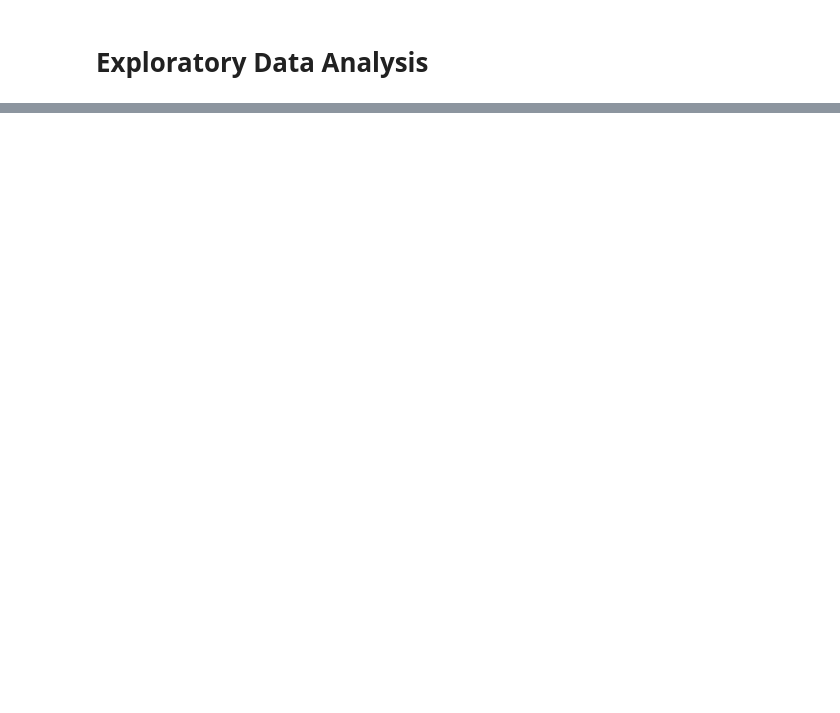
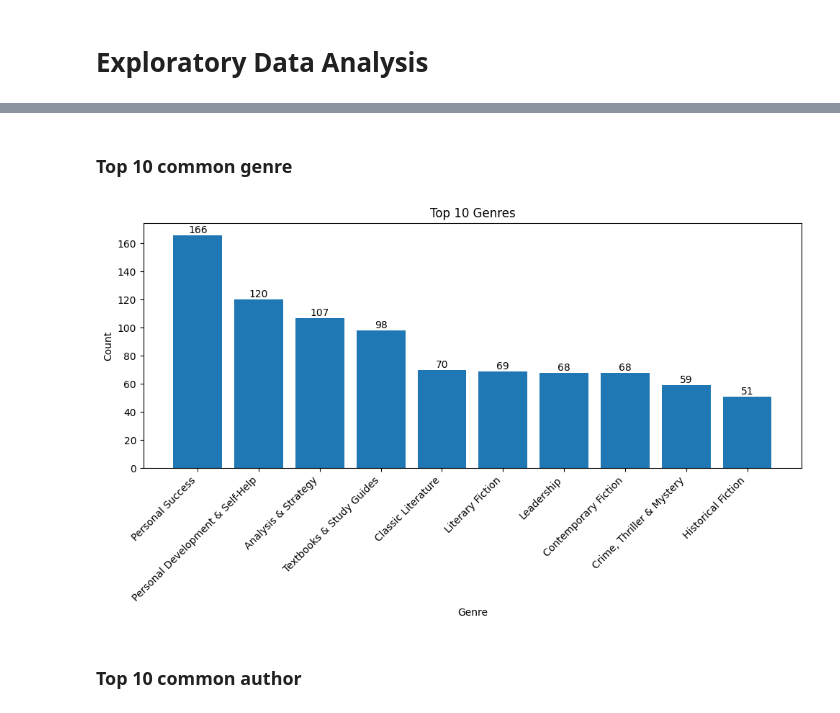
Before and after one commit to JS-Tharun/Intelligent-Book-Recommendations-System, a Jupyter notebook: notebooks/notebook.ipynb, the cells around one changed output, grey strips where cells are left out. Drawn from its saved outputs; the diff is of its cells as text; code cells hidden in the pictures; blank space fills up the shorter version.

```diff
--- a/notebooks/notebook.ipynb
+++ b/notebooks/notebook.ipynb
@@ -548,0 +535,28 @@ genre_ranks_df
+# %% [markdown]
+### Top 10 common genre
+# %%
+top_genre = genre_ranks_df['Genre'].value_counts().reset_index(name='Count')
+top_genre['Rank'] = top_genre.index + 1
+top_genre = top_genre.head(10)
+# %%
+plt.figure(figsize=(10, 6))
+
+plt.bar(top_genre['Genre'], top_genre['Count'])
+
+# Rotate x-axis labels
+plt.xticks(rotation=45, ha='right')
+
+# Add count labels on bars
+for x, y in zip(top_genre['Genre'], top_genre['Count']):
+    plt.text(x, y, str(y), ha='center', va='bottom')
+
+plt.xlabel('Genre')
+plt.ylabel('Count')
+plt.title('Top 10 Genres')
+
+plt.tight_layout()
+plt.show()
+# %% [output]
+[figure, added]
+# %% [markdown]
+### Top 10 common author
```
Also changed, not shown: parts of 10 cells of this notebook.
